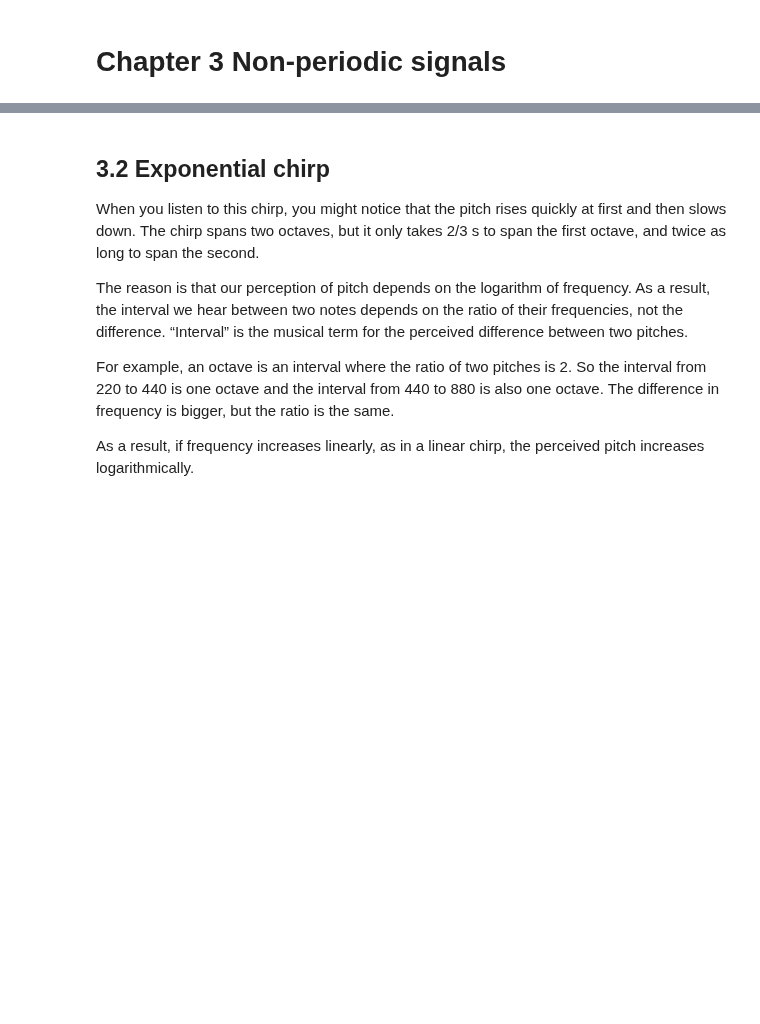
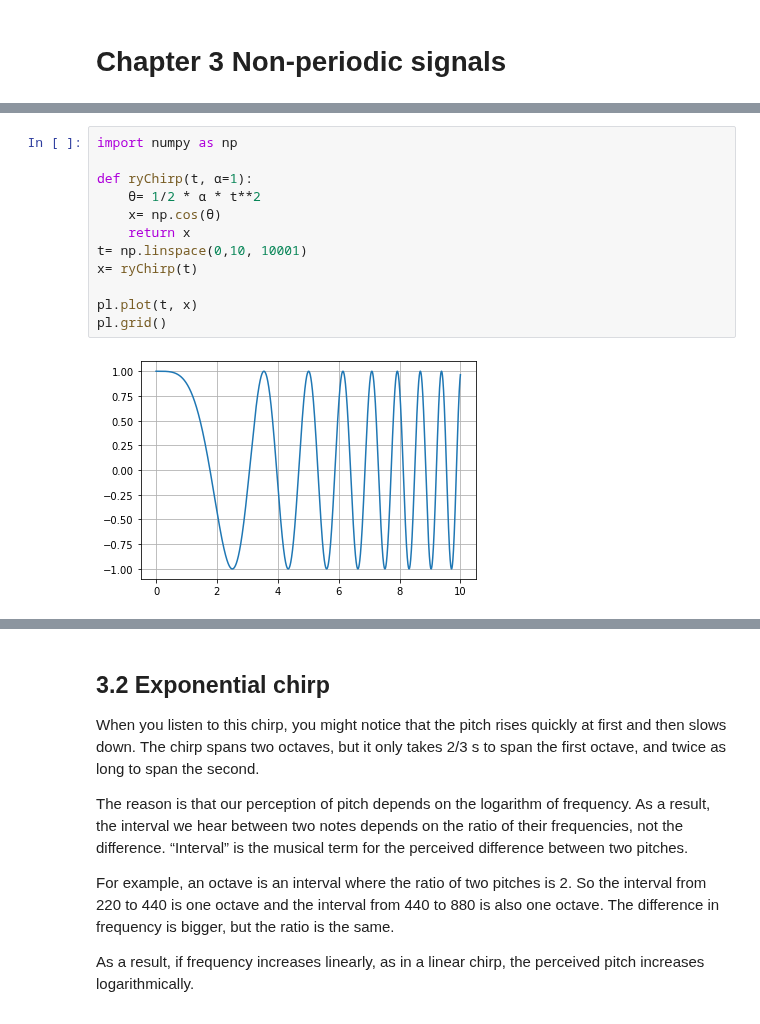
Before and after one commit to renyuanL/_ryDsp2020, a Jupyter notebook: code/ch03.ipynb, the cells around one changed output, grey strips where cells are left out. Saved outputs shown, nothing was run; the diff lists cells and outputs as text; blank space fills up the shorter version.

```diff
--- a/code/ch03.ipynb
+++ b/code/ch03.ipynb
@@ -115,0 +110,14 @@ In other words, frequency is the derivative of phase. Conversely, phase is the i
+# %%
+import numpy as np
+
+def ryChirp(t, α=1):
+    θ= 1/2 * α * t**2
+    x= np.cos(θ)
+    return x
+t= np.linspace(0,10, 10001)
+x= ryChirp(t)
+
+pl.plot(t, x)
+pl.grid()
+# %% [output]
+[figure, added]
```
Also changed, not shown: parts of 13 cells of this notebook, 2 other files.
